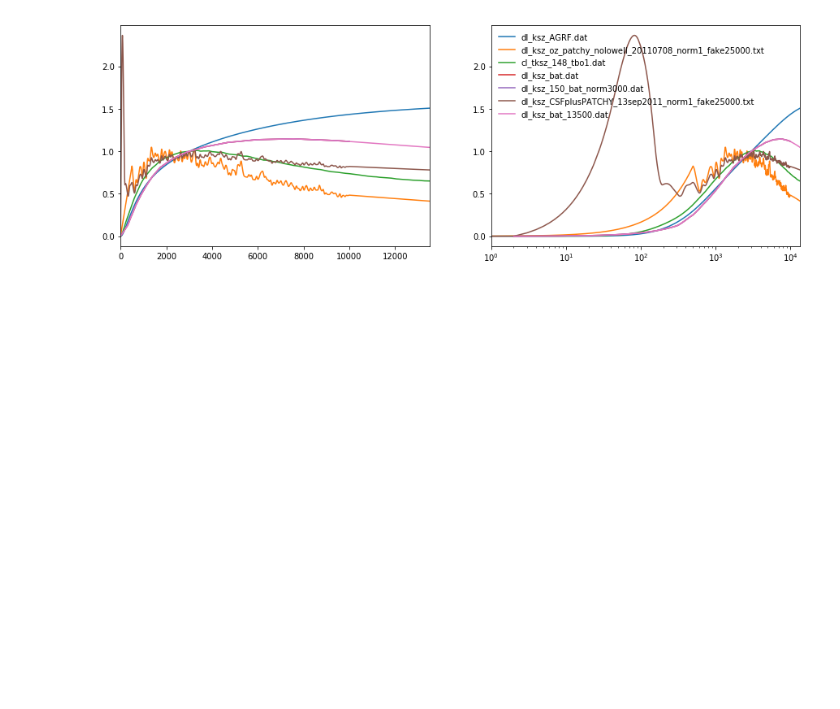
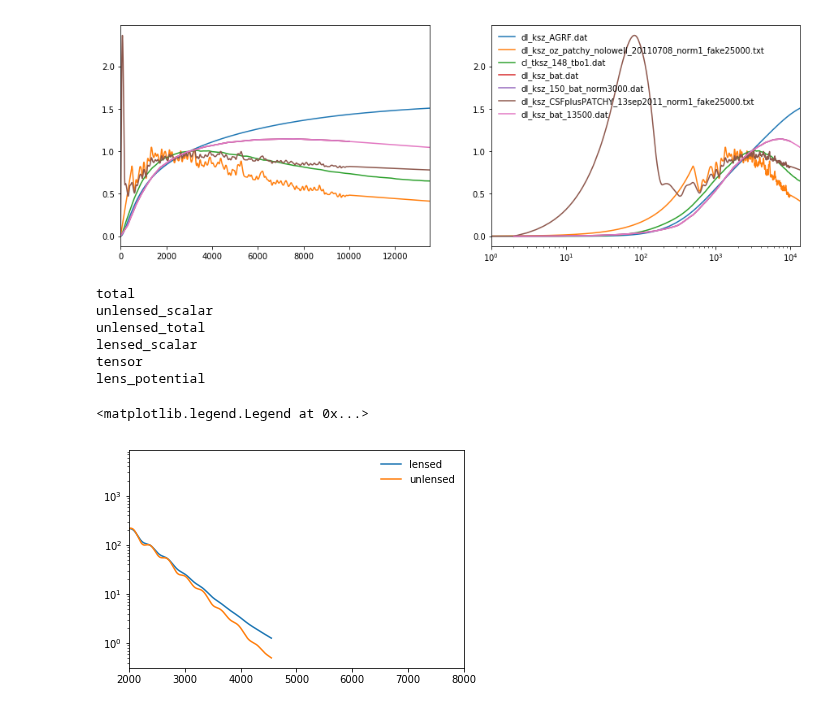
Before and after one commit to mtristram/hillik, a Jupyter notebook: scripts/hillik_models.ipynb, the cells around one changed output. Drawn from its saved outputs; the diff is of its cells as text; code cells hidden in the pictures; blank space fills up the shorter version.

```diff
--- a/scripts/hillik_models.ipynb
+++ b/scripts/hillik_models.ipynb
@@ -271,0 +276,30 @@ legend()
+# %%
+pars = camb.CAMBparams()
+
+#This function sets up with one massive neutrino and helium set using BBN consistency
+pars.set_cosmology(H0=67.5, ombh2=0.022, omch2=0.122, mnu=0.06, omk=0, tau=0.06)
+pars.InitPower.set_params(As=2e-9, ns=0.965, r=0)
+pars.set_for_lmax(4500, lens_potential_accuracy=1);
+
+#calculate results for these parameters
+results = camb.get_results(pars)
+
+#get dictionary of CAMB power spectra
+powers =results.get_cmb_power_spectra(pars, CMB_unit='muK')
+# %% [output]
+total
+unlensed_scalar
+unlensed_total
+lensed_scalar
+tensor
+lens_potential
+# %%
+plt.figure()
+plt.plot( powers['lensed_scalar'][:,0], label='lensed')
+plt.plot( powers['unlensed_scalar'][:,0], label='unlensed')
+plt.xlim(2000,8000)
+plt.semilogy()
+plt.legend()
+# %% [output]
+<matplotlib.legend.Legend at 0x...>
+[figure, added]
```
Also changed, not shown: parts of 5 cells of this notebook, 3 other files.
